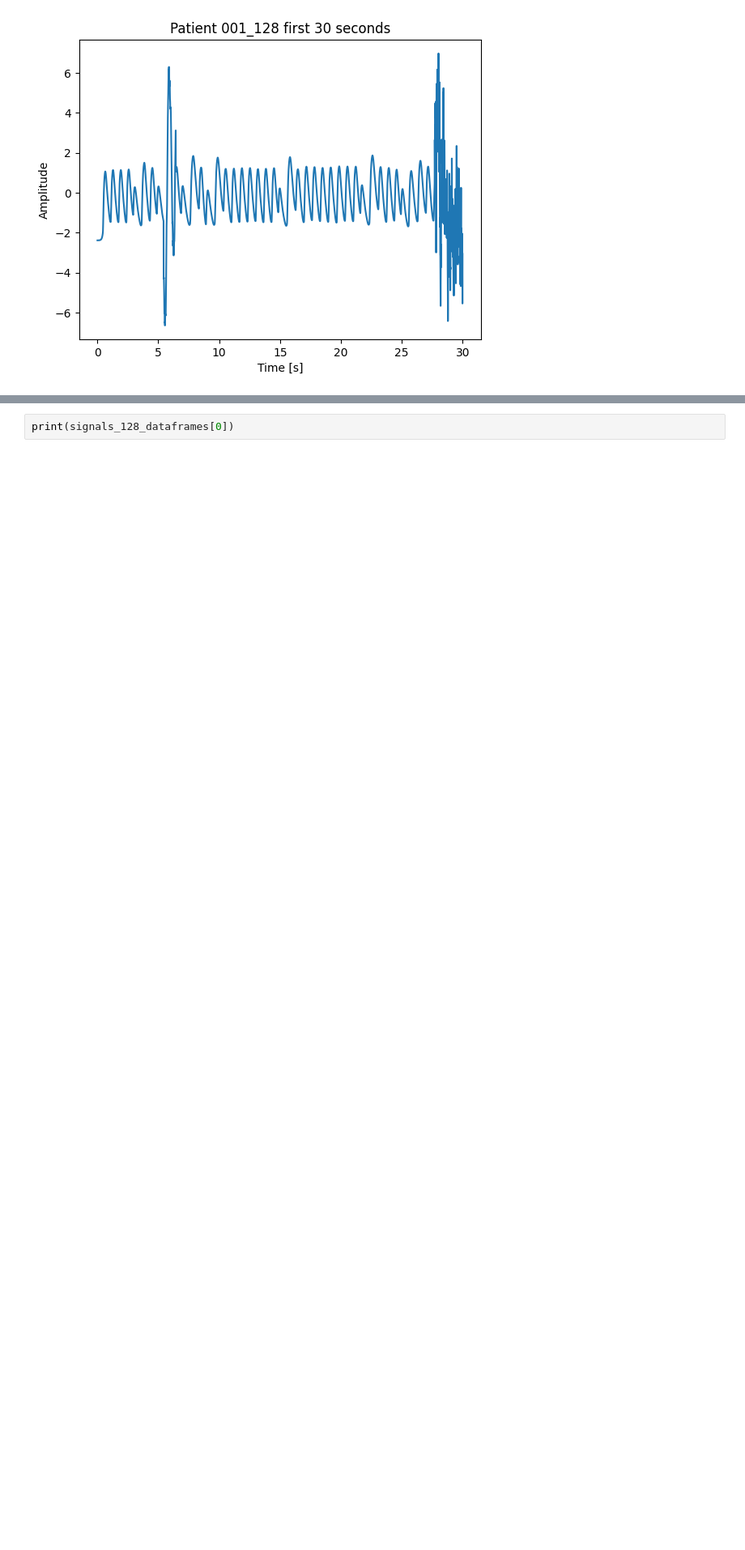
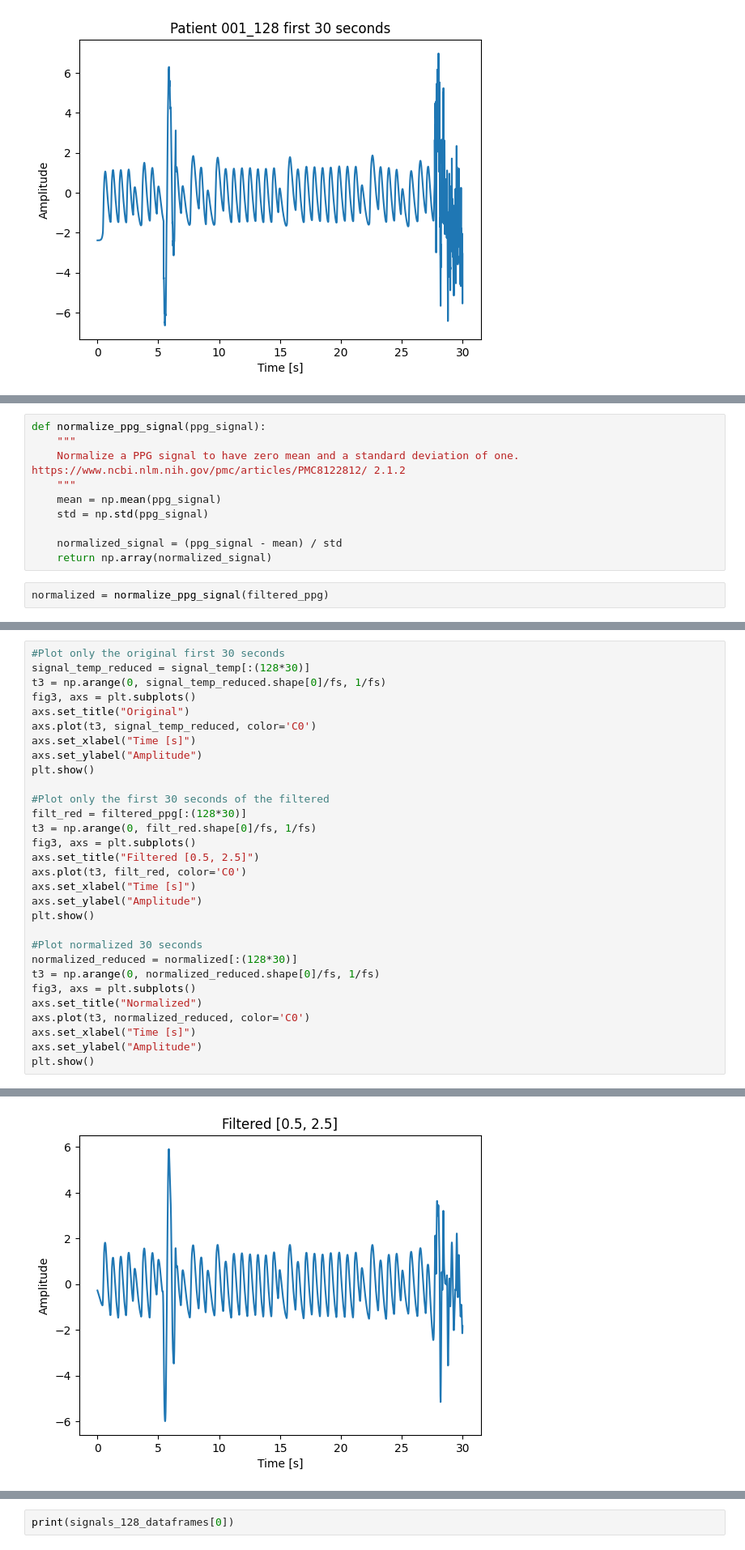
Before and after one commit to eleonora11sala/AI-project, a Jupyter notebook: mainProject.ipynb, the cells around one changed output, grey strips where cells are left out. Shown at 81% size. Saved outputs shown, nothing was run; the diff lists cells and outputs as text; blank space fills up the shorter version.

```diff
--- a/mainProject.ipynb
+++ b/mainProject.ipynb
@@ -241,0 +287,12 @@ plt.show()
+# %%
+def normalize_ppg_signal(ppg_signal):
+    """
+    Normalize a PPG signal to have zero mean and a standard deviation of one. https://www.ncbi.nlm.nih.gov/pmc/articles/PMC8122812/ 2.1.2
+    """
+    mean = np.mean(ppg_signal)
+    std = np.std(ppg_signal)
+
+    normalized_signal = (ppg_signal - mean) / std
+    return np.array(normalized_signal)
+# %%
+normalized = normalize_ppg_signal(filtered_ppg)
@@ -241,0 +303,31 @@ plt.show()
+# %%
+#Plot only the original first 30 seconds
+signal_temp_reduced = signal_temp[:(128*30)]
+t3 = np.arange(0, signal_temp_reduced.shape[0]/fs, 1/fs)
+fig3, axs = plt.subplots()
+axs.set_title("Original")
+axs.plot(t3, signal_temp_reduced, color='C0')
+axs.set_xlabel("Time [s]")
+axs.set_ylabel("Amplitude")
+plt.show()
+
+#Plot only the first 30 seconds of the filtered
+filt_red = filtered_ppg[:(128*30)]
+t3 = np.arange(0, filt_red.shape[0]/fs, 1/fs)
+fig3, axs = plt.subplots()
+axs.set_title("Filtered [0.5, 2.5]")
+axs.plot(t3, filt_red, color='C0')
+axs.set_xlabel("Time [s]")
+axs.set_ylabel("Amplitude")
+plt.show()
+
+#Plot normalized 30 seconds
+normalized_reduced = normalized[:(128*30)]
+t3 = np.arange(0, normalized_reduced.shape[0]/fs, 1/fs)
+fig3, axs = plt.subplots()
+axs.set_title("Normalized")
+axs.plot(t3, normalized_reduced, color='C0')
+axs.set_xlabel("Time [s]")
+axs.set_ylabel("Amplitude")
+plt.show()
+# %% [output]
@@ -241,0 +335 @@ plt.show()
+[figure, added]
```
Also changed, not shown: parts of 14 cells of this notebook.
